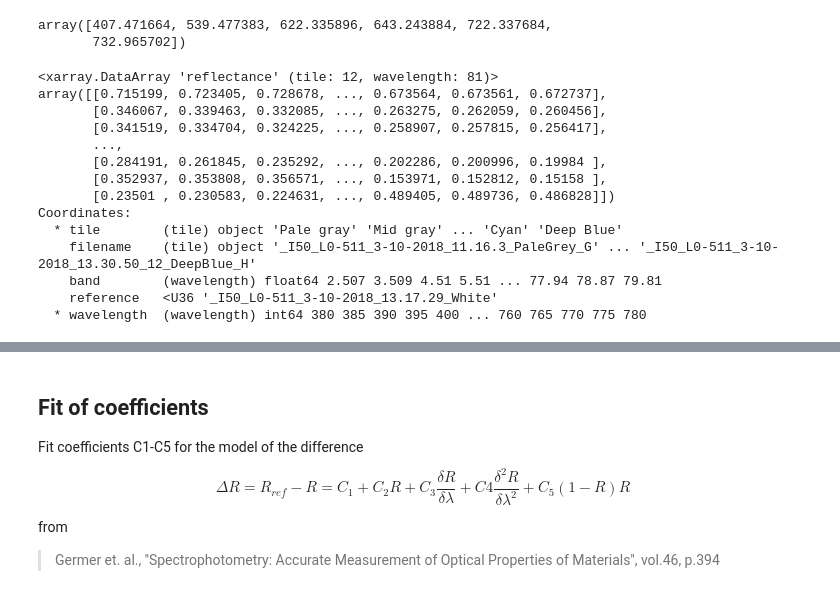
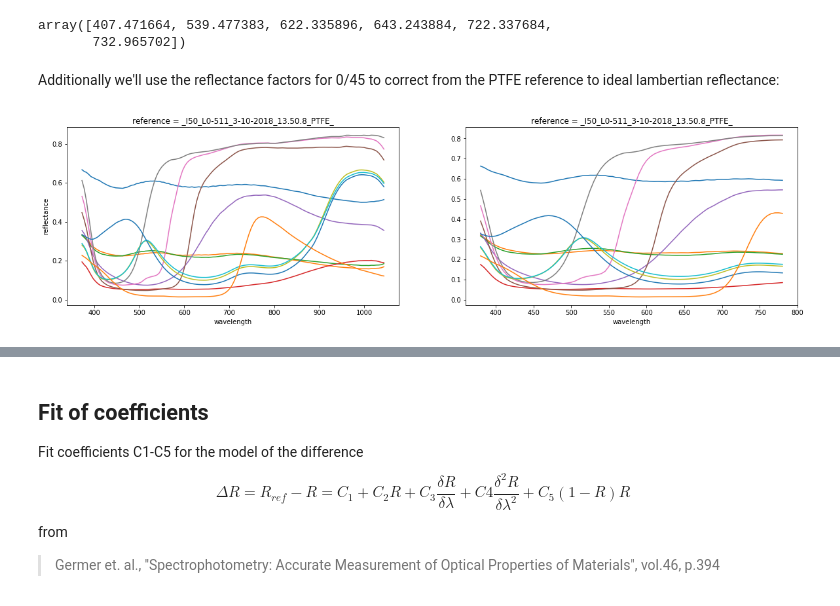
Before and after one commit to silmae/colortiles, a Jupyter notebook: Fit of measurement.ipynb, the cells around one changed output, grey strips where cells are left out. Cells and saved outputs as stored; diff of their text form; code cells hidden in the pictures.

```diff
--- a/Fit of measurement.ipynb
+++ b/Fit of measurement.ipynb
@@ -66,4 +67,6 @@ measured.wavelength[bad_matches].data
 # %% [output]
 array([407.471664, 539.477383, 622.335896, 643.243884, 722.337684,
        732.965702])
+# %% [markdown]
+Additionally we'll use the reflectance factors for 0/45 to correct from the PTFE reference to ideal lambertian reflectance:
 # %%
@@ -71,19 +74,9 @@ measured = measured.interp_like(reference, method='linear')
-# %%
-measured
-# %% [output]
-<xarray.DataArray 'reflectance' (tile: 12, wavelength: 81)>
-array([[0.715199, 0.723405, 0.728678, ..., 0.673564, 0.673561, 0.672737],
-       [0.346067, 0.339463, 0.332085, ..., 0.263275, 0.262059, 0.260456],
-       [0.341519, 0.334704, 0.324225, ..., 0.258907, 0.257815, 0.256417],
-       ...,
-       [0.284191, 0.261845, 0.235292, ..., 0.202286, 0.200996, 0.19984 ],
-       [0.352937, 0.353808, 0.356571, ..., 0.153971, 0.152812, 0.15158 ],
-       [0.23501 , 0.230583, 0.224631, ..., 0.489405, 0.489736, 0.486828]])
-Coordinates:
-  * tile        (tile) object 'Pale gray' 'Mid gray' ... 'Cyan' 'Deep Blue'
-    filename    (tile) object '_I50_L0-511_3-10-2018_11.16.3_PaleGrey_G' ... '_I50_L0-511_3-10-2018_13.30.50_12_DeepBlue_H'
-    band        (wavelength) float64 2.507 3.509 4.51 5.51 ... 77.94 78.87 79.81
-    reference   <U36 '_I50_L0-511_3-10-2018_13.17.29_White'
-  * wavelength  (wavelength) int64 380 385 390 395 400 ... 760 765 770 775 780
+# %%
+fig, ax = plt.subplots(ncols=2, figsize=(20,5))
+measured.plot.line(x='wavelength', ax=ax[0],add_legend=False)
+measurement_to_fit.plot.line(x='wavelength', ax=ax[1],add_legend=False)
+plt.show()
+# %% [output]
+[figure, added]
 # %%
 fig, ax = plt.subplots(ncols=3, figsize=(20,5))
```
Also changed, not shown: parts of 19 cells of this notebook.
